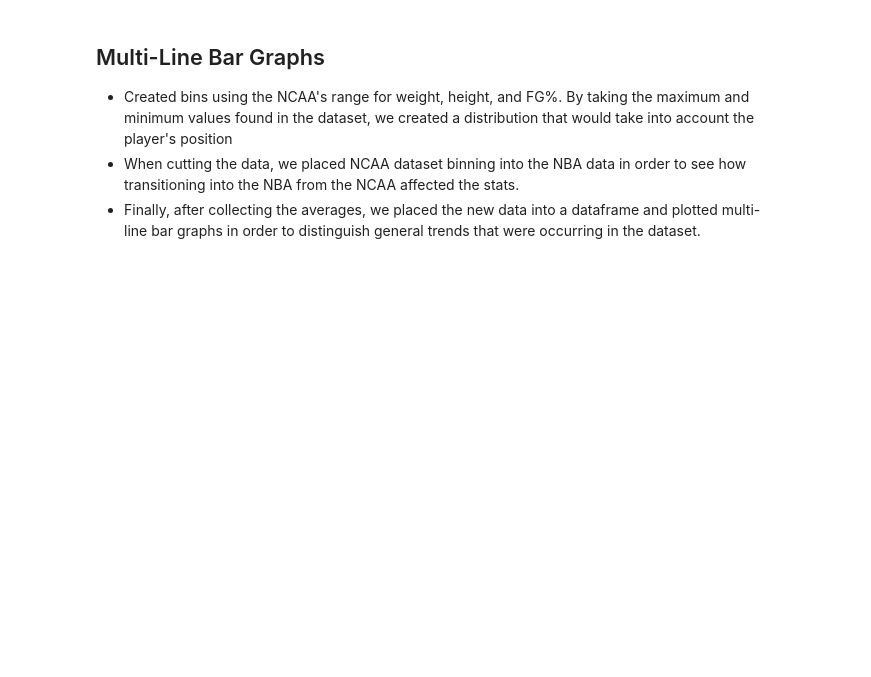
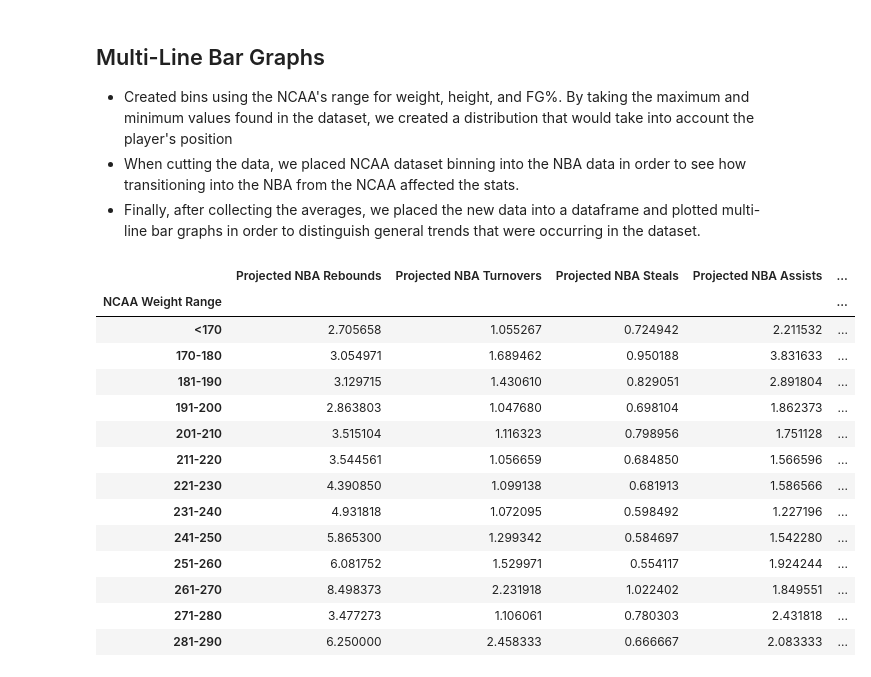
Before and after one commit to Stephen-Chu15/Performance_Translation_Project, a Jupyter notebook: Project_Analysis.ipynb, the cells around one changed output. Drawn from its saved outputs; the diff is of its cells as text; code cells hidden in the pictures; blank space fills up the shorter version.

```diff
--- a/Project_Analysis.ipynb
+++ b/Project_Analysis.ipynb
@@ -331,3 +331,42 @@ Average PER of NBA players:  13.823753665689152
 * Created bins using the NCAA's range for weight, height, and FG%. By taking the maximum and minimum values found in the dataset, we created a distribution that would take into account the player's position
 * When cutting the data, we placed NCAA dataset binning into the NBA data in order to see how transitioning into the NBA from the NCAA affected the stats.
 * Finally, after collecting the averages, we placed the new data into a dataframe and plotted multi-line bar graphs in order to distinguish general trends that were occurring in the dataset.
+# %%
+# Created bins using NCAA college minimum and maximum weight
+bins = [0,170,180,190,200,210,220,230,240,250,260,270,280,290]
+group_labels = ['<170','170-180','181-190','191-200','201-210','211-220','221-230','231-240','241-250','251-260','261-270','271-280','281-290']
+
+# When cutting the data we are grouping the NBA players by their college weight in order to gain averages of stats as they transitioned
+nba_df['NCAA Weight Range'] = pd.cut(ncaa_df['Career Weight'], bins, labels = group_labels, include_lowest = True)
+
+# Group by NCAA weight range and find averages for the data
+ncaa_weight_nba_stats = nba_df.groupby('NCAA Weight Range')
+rebounds_per_game_weight = ncaa_weight_nba_stats['RPG'].mean()
+turnovers_per_game_weight = ncaa_weight_nba_stats['TPG'].mean()
+steals_per_game_weight = ncaa_weight_nba_stats['SPG'].mean()
+assists_per_game_weight = ncaa_weight_nba_stats['APG'].mean()
+blocks_per_game_weight = ncaa_weight_nba_stats['BPG'].mean()
+
+# Place new data into the dataframe
+weight_data = pd.DataFrame({'Projected NBA Rebounds': rebounds_per_game_weight,
+                            'Projected NBA Turnovers': turnovers_per_game_weight,
+                            'Projected NBA Steals': steals_per_game_weight,
+                            'Projected NBA Assists': assists_per_game_weight,
+                            'Projected NBA Blocks': blocks_per_game_weight})
+weight_data
+# %% [output]
+|  | Projected NBA Rebounds | Projected NBA Turnovers | Projected NBA Steals | Projected NBA Assists | ... |
+| NCAA Weight Range |  |  |  |  | ... |
+| <170 | 2.705658 | 1.055267 | 0.724942 | 2.211532 | ... |
+| 170-180 | 3.054971 | 1.689462 | 0.950188 | 3.831633 | ... |
+| 181-190 | 3.129715 | 1.430610 | 0.829051 | 2.891804 | ... |
+| 191-200 | 2.863803 | 1.047680 | 0.698104 | 1.862373 | ... |
+| 201-210 | 3.515104 | 1.116323 | 0.798956 | 1.751128 | ... |
+| 211-220 | 3.544561 | 1.056659 | 0.684850 | 1.566596 | ... |
+| 221-230 | 4.390850 | 1.099138 | 0.681913 | 1.586566 | ... |
+| 231-240 | 4.931818 | 1.072095 | 0.598492 | 1.227196 | ... |
+| 241-250 | 5.865300 | 1.299342 | 0.584697 | 1.542280 | ... |
+| 251-260 | 6.081752 | 1.529971 | 0.554117 | 1.924244 | ... |
+| 261-270 | 8.498373 | 2.231918 | 1.022402 | 1.849551 | ... |
+| 271-280 | 3.477273 | 1.106061 | 0.780303 | 2.431818 | ... |
+| 281-290 | 6.250000 | 2.458333 | 0.666667 | 2.083333 | ... |
```
Also changed, not shown: parts of 2 cells of this notebook.
